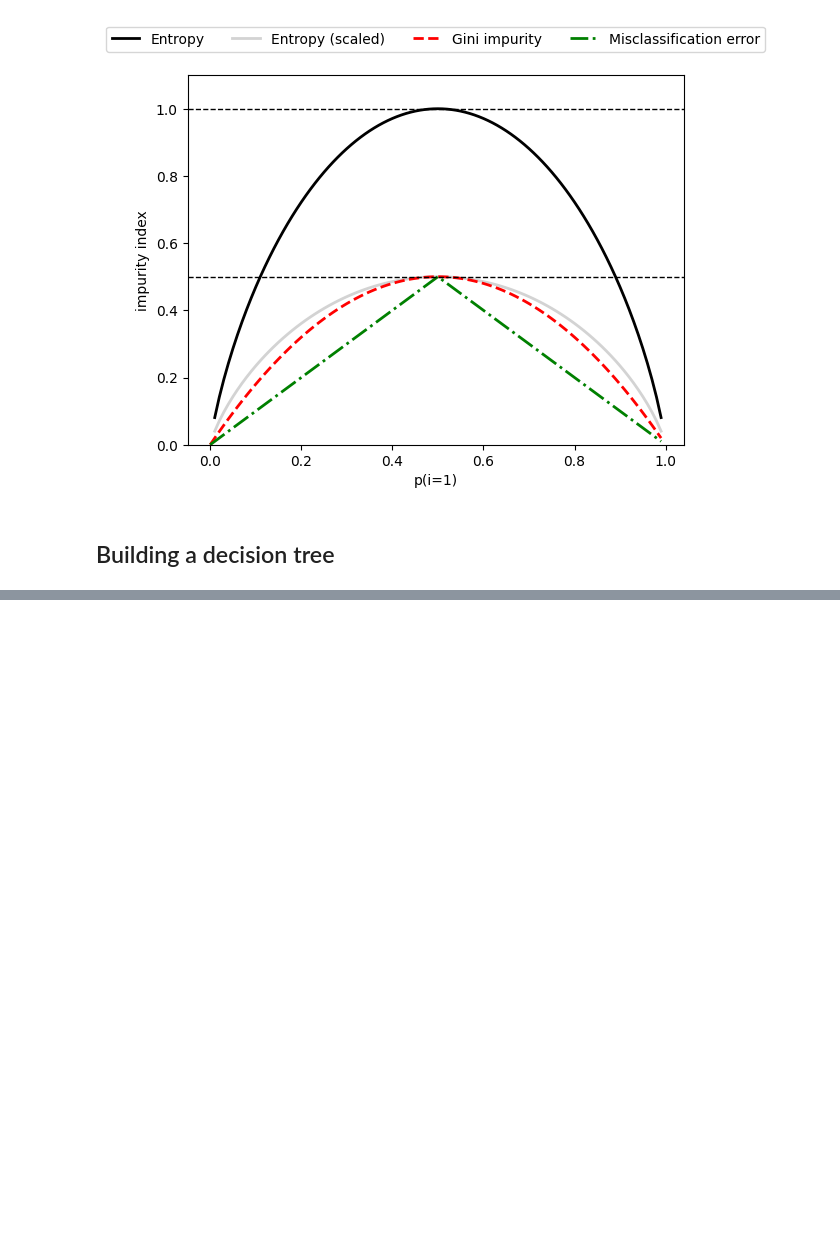
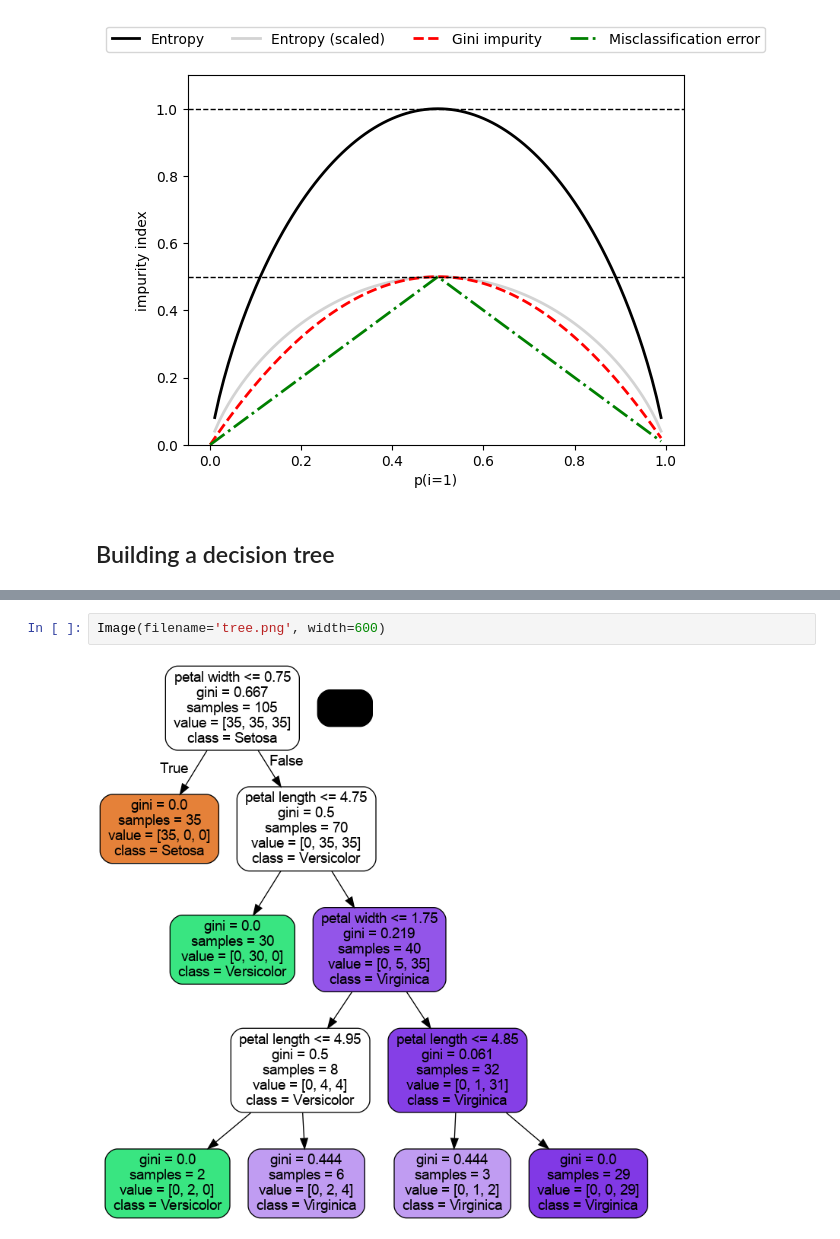
Before and after one commit to Sann-Htet/Machine-Learning-and-Deep-Learning-with-Python-scikit-learn-and-TensorFlow, a Jupyter notebook: Chapter 3/ch03-A_Tour_Of_Machine_Learning_Classifiers_Using_scikit-learn.ipynb, the cells around one changed output, grey strips where cells are left out. Cells and saved outputs as stored; diff of their text form; blank space fills up the shorter version.

```diff
--- a/Chapter 3/ch03-A_Tour_Of_Machine_Learning_Classifiers_Using_scikit-learn.ipynb
+++ b/Chapter 3/ch03-A_Tour_Of_Machine_Learning_Classifiers_Using_scikit-learn.ipynb
@@ -474,0 +519,4 @@ plt.show()
+# %%
+Image(filename='tree.png', width=600)
+# %% [output]
+[figure, added]
```
Also changed, not shown: parts of 4 cells of this notebook, 1 other file.
